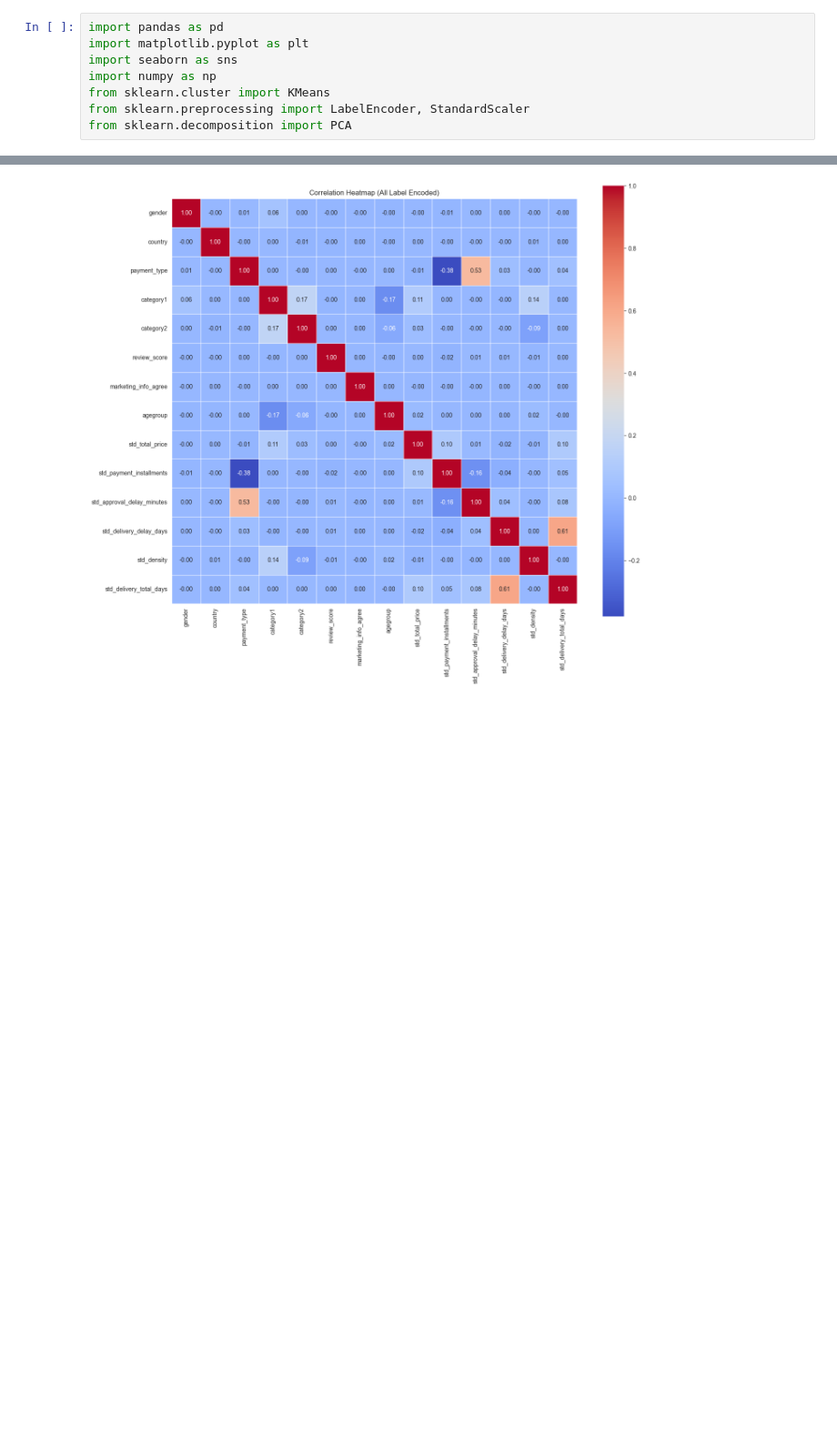
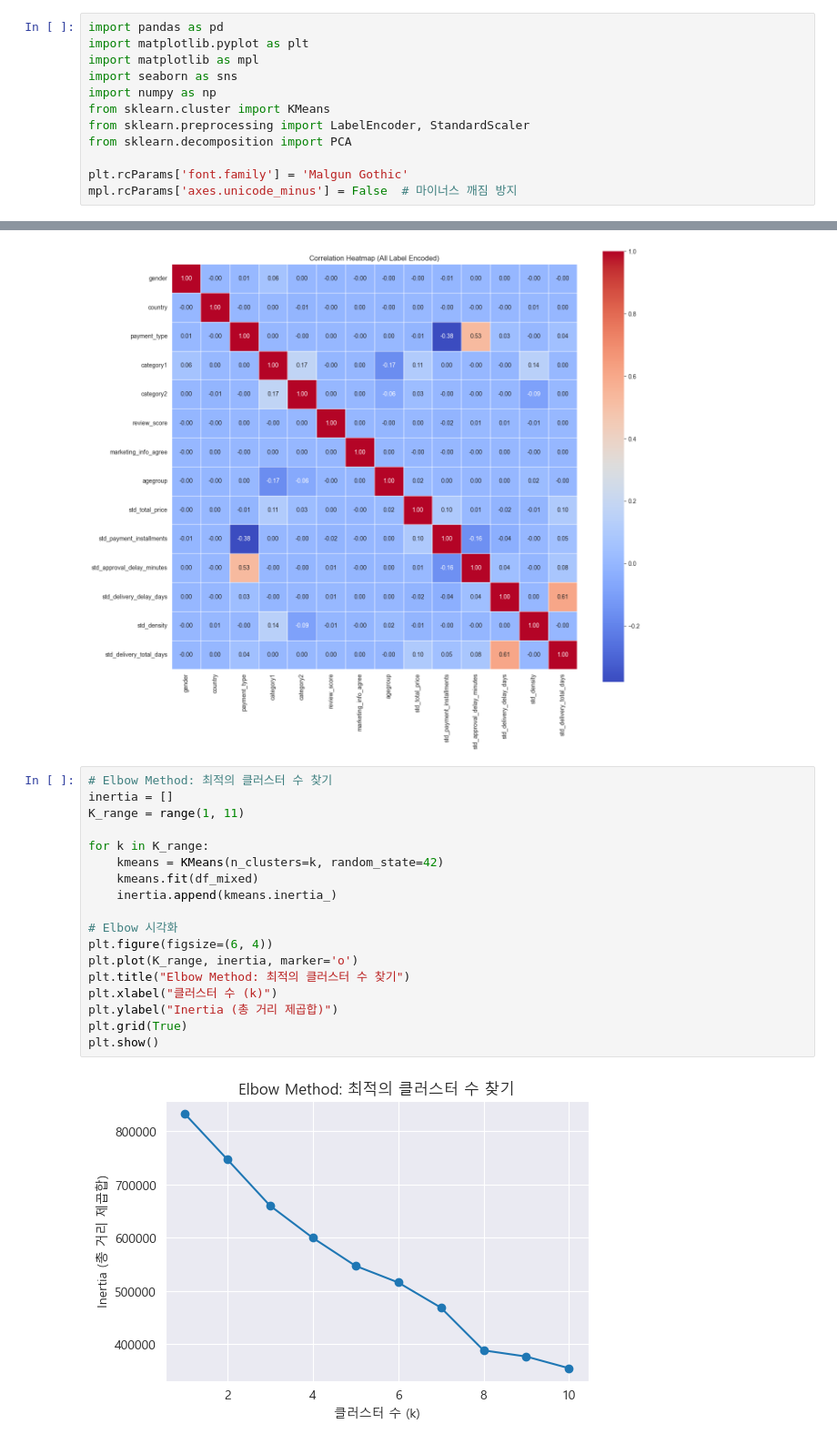
Before and after one commit to sasangkyoo/Marketing_proj, a Jupyter notebook: EDA_12_market.ipynb, the cells around one changed output, grey strips where cells are left out. Shown at 91% size. Cells and saved outputs as stored; diff of their text form; blank space fills up the shorter version.

```diff
--- a/EDA_12_market.ipynb
+++ b/EDA_12_market.ipynb
@@ -1,11 +1,15 @@
 # %%
 import pandas as pd
 import matplotlib.pyplot as plt
+import matplotlib as mpl
 import seaborn as sns
 import numpy as np
 from sklearn.cluster import KMeans
 from sklearn.preprocessing import LabelEncoder, StandardScaler
 from sklearn.decomposition import PCA
+
+plt.rcParams['font.family'] = 'Malgun Gothic'
+mpl.rcParams['axes.unicode_minus'] = False  # 마이너스 깨짐 방지
 # %%
 # 데이터 불러오기
 marketing = pd.read_csv('marketing_advanced.csv', encoding='cp949')
@@ -412,3 +416,23 @@ plt.tight_layout()
 plt.show()
 # %% [output]
 [figure]
+# %%
+# Elbow Method: 최적의 클러스터 수 찾기
+inertia = []
+K_range = range(1, 11)
+
+for k in K_range:
+    kmeans = KMeans(n_clusters=k, random_state=42)
+    kmeans.fit(df_mixed)
+    inertia.append(kmeans.inertia_)
+
+# Elbow 시각화
+plt.figure(figsize=(6, 4))
+plt.plot(K_range, inertia, marker='o')
+plt.title("Elbow Method: 최적의 클러스터 수 찾기")
+plt.xlabel("클러스터 수 (k)")
+plt.ylabel("Inertia (총 거리 제곱합)")
+plt.grid(True)
+plt.show()
+# %% [output]
+[figure, added]
```
Also changed, not shown: parts of 4 cells of this notebook.
